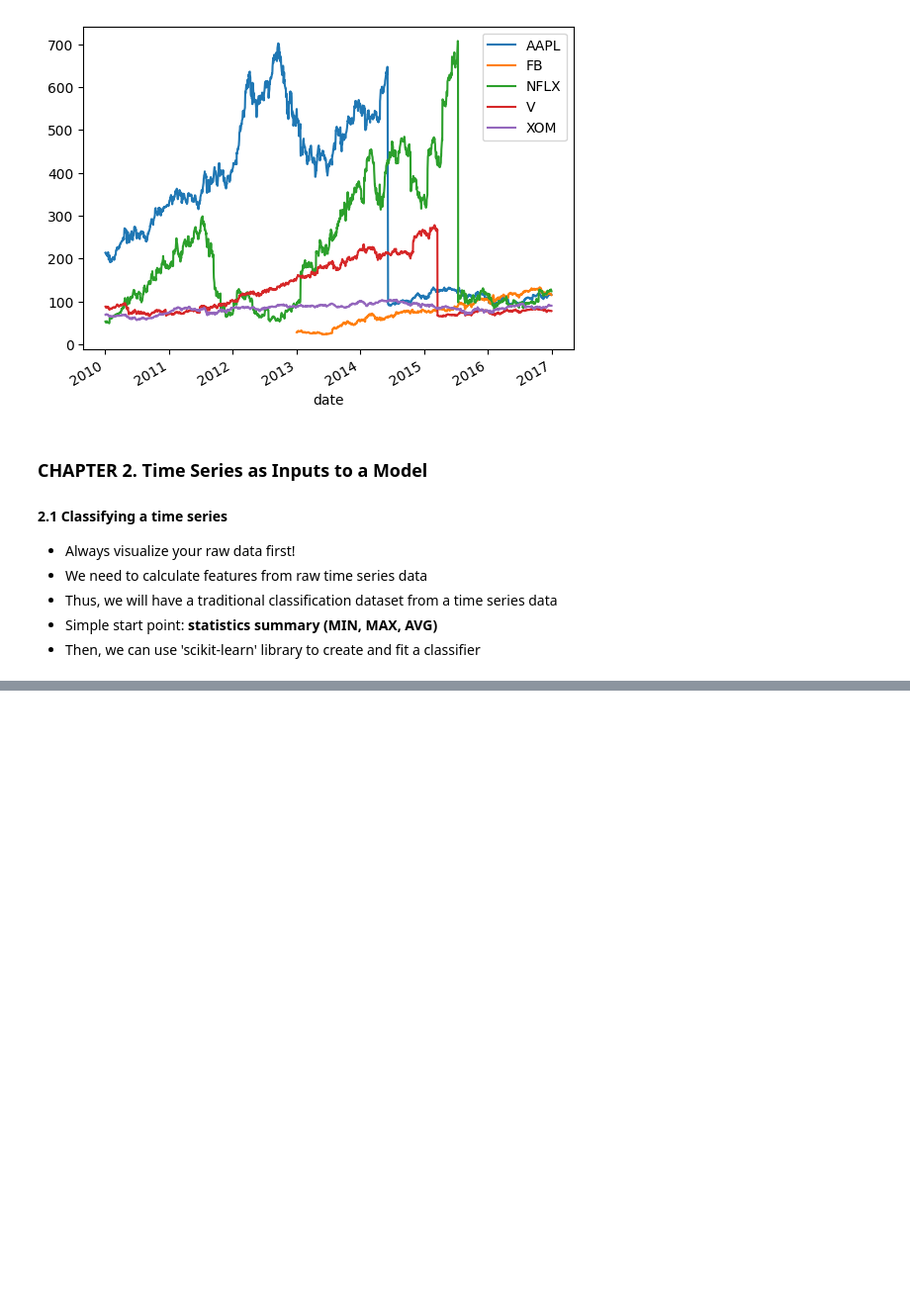
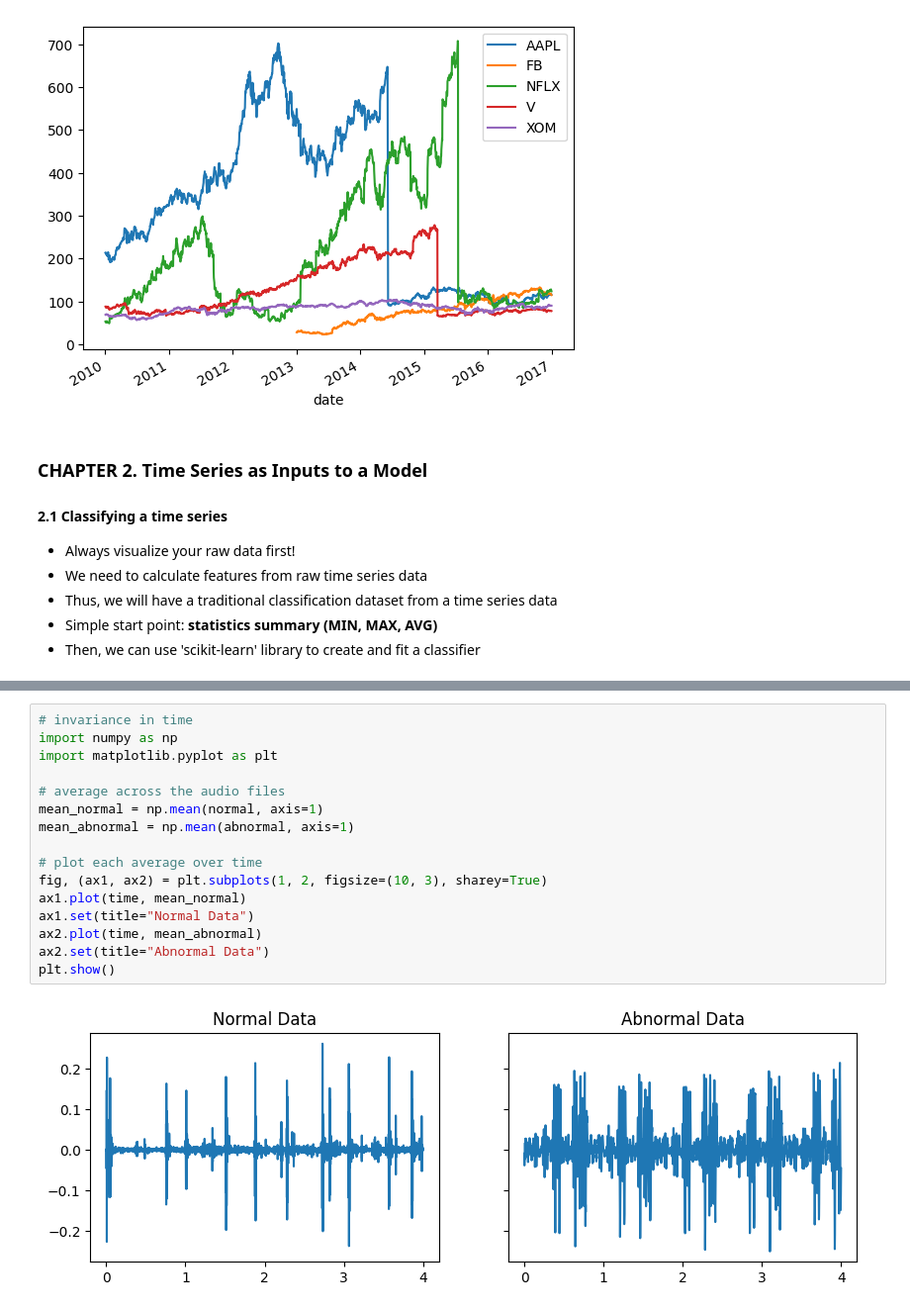
Before and after one commit to GuoweiYang19891101/datacamp_machine_learning_scientist_python, a Jupyter notebook: 9_time_series_data.ipynb, the cells around one changed output, grey strips where cells are left out. Shown at 99% size. Drawn from its saved outputs; the diff is of its cells as text; blank space fills up the shorter version.

```diff
--- a/9_time_series_data.ipynb
+++ b/9_time_series_data.ipynb
@@ -358,0 +436,18 @@ plt.show()
+# %%
+# invariance in time
+import numpy as np
+import matplotlib.pyplot as plt
+
+# average across the audio files
+mean_normal = np.mean(normal, axis=1)
+mean_abnormal = np.mean(abnormal, axis=1)
+
+# plot each average over time
+fig, (ax1, ax2) = plt.subplots(1, 2, figsize=(10, 3), sharey=True)
+ax1.plot(time, mean_normal)
+ax1.set(title="Normal Data")
+ax2.plot(time, mean_abnormal)
+ax2.set(title="Abnormal Data")
+plt.show()
+# %% [output]
+[figure, added]
```
Also changed, not shown: parts of 9 cells of this notebook.
